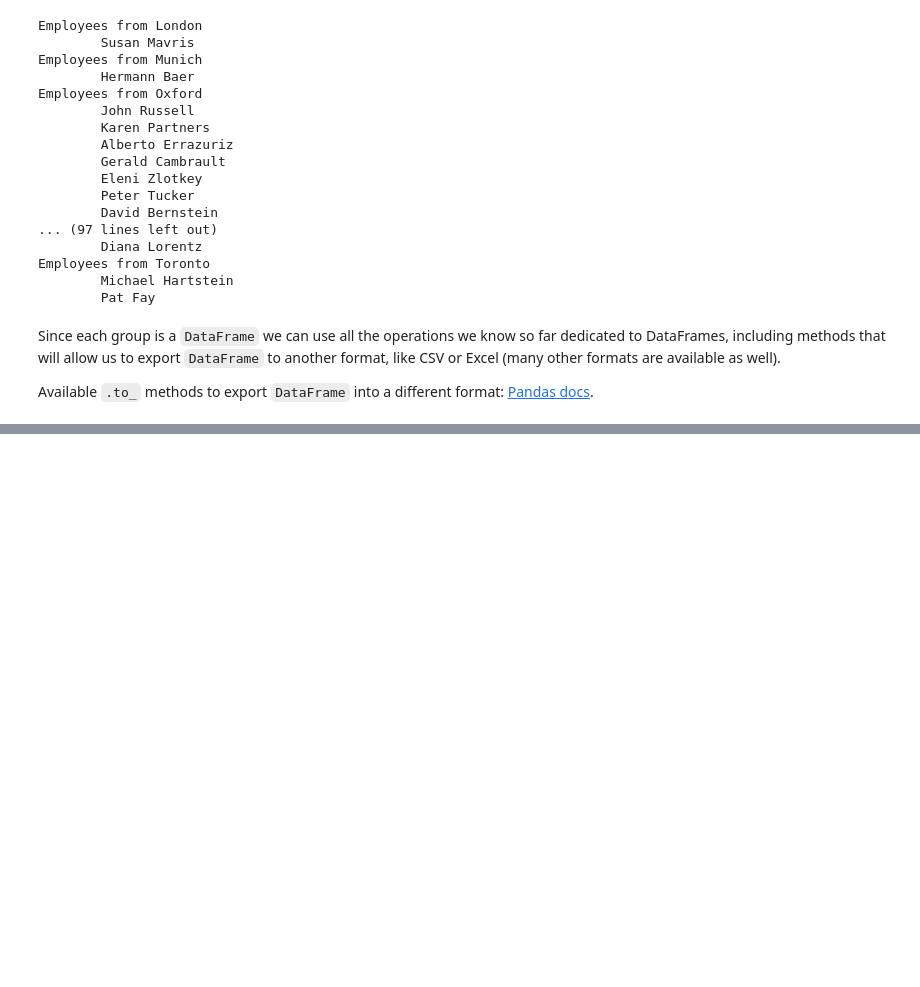
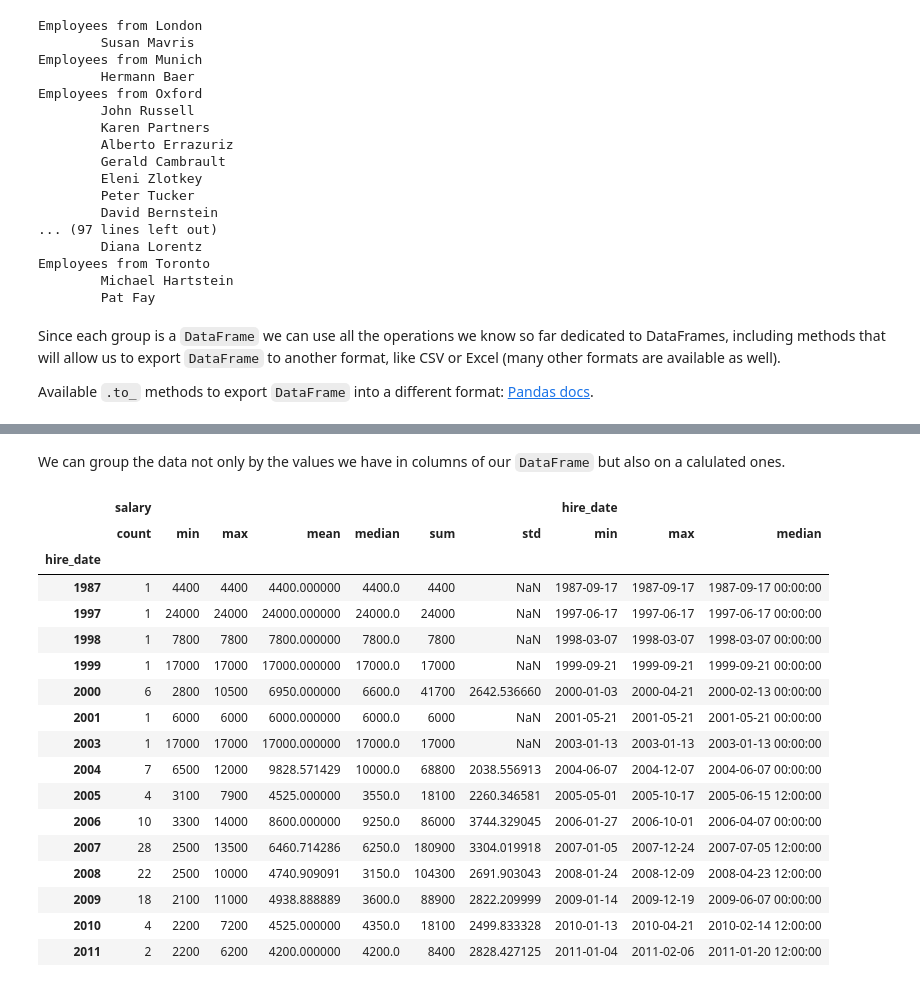
Before and after one commit to alx2202/DataAnalysis, a Jupyter notebook: Day15/groupping_and_aggregation.ipynb, the cells around one changed output, grey strips where cells are left out. Cells and saved outputs as stored; diff of their text form; code cells hidden in the pictures; blank space fills up the shorter version.

```diff
--- a/Day15/groupping_and_aggregation.ipynb
+++ b/Day15/groupping_and_aggregation.ipynb
@@ -194,0 +228,26 @@ for city, group in groups:
+# %% [markdown]
+We can group the data not only by the values we have in columns of our `DataFrame` but also on a calulated ones.
+# %%
+emps.groupby(emps.hire_date.dt.year).agg({
+    'salary': ['count', min, max, 'mean', 'median', 'sum', 'std'],
+    'hire_date': [min, max, 'median']
+})
+# %% [output]
+|  | salary |  |  |  |  |  |  | hire_date |  |  |
+|  | count | min | max | mean | median | sum | std | min | max | median |
+| hire_date |  |  |  |  |  |  |  |  |  |  |
+| 1987 | 1 | 4400 | 4400 | 4400.000000 | 4400.0 | 4400 | NaN | 1987-09-17 | 1987-09-17 | 1987-09-17 00:00:00 |
+| 1997 | 1 | 24000 | 24000 | 24000.000000 | 24000.0 | 24000 | NaN | 1997-06-17 | 1997-06-17 | 1997-06-17 00:00:00 |
+| 1998 | 1 | 7800 | 7800 | 7800.000000 | 7800.0 | 7800 | NaN | 1998-03-07 | 1998-03-07 | 1998-03-07 00:00:00 |
+| 1999 | 1 | 17000 | 17000 | 17000.000000 | 17000.0 | 17000 | NaN | 1999-09-21 | 1999-09-21 | 1999-09-21 00:00:00 |
+| 2000 | 6 | 2800 | 10500 | 6950.000000 | 6600.0 | 41700 | 2642.536660 | 2000-01-03 | 2000-04-21 | 2000-02-13 00:00:00 |
+| 2001 | 1 | 6000 | 6000 | 6000.000000 | 6000.0 | 6000 | NaN | 2001-05-21 | 2001-05-21 | 2001-05-21 00:00:00 |
+| 2003 | 1 | 17000 | 17000 | 17000.000000 | 17000.0 | 17000 | NaN | 2003-01-13 | 2003-01-13 | 2003-01-13 00:00:00 |
+| 2004 | 7 | 6500 | 12000 | 9828.571429 | 10000.0 | 68800 | 2038.556913 | 2004-06-07 | 2004-12-07 | 2004-06-07 00:00:00 |
+| 2005 | 4 | 3100 | 7900 | 4525.000000 | 3550.0 | 18100 | 2260.346581 | 2005-05-01 | 2005-10-17 | 2005-06-15 12:00:00 |
+| 2006 | 10 | 3300 | 14000 | 8600.000000 | 9250.0 | 86000 | 3744.329045 | 2006-01-27 | 2006-10-01 | 2006-04-07 00:00:00 |
+| 2007 | 28 | 2500 | 13500 | 6460.714286 | 6250.0 | 180900 | 3304.019918 | 2007-01-05 | 2007-12-24 | 2007-07-05 12:00:00 |
+| 2008 | 22 | 2500 | 10000 | 4740.909091 | 3150.0 | 104300 | 2691.903043 | 2008-01-24 | 2008-12-09 | 2008-04-23 12:00:00 |
+| 2009 | 18 | 2100 | 11000 | 4938.888889 | 3600.0 | 88900 | 2822.209999 | 2009-01-14 | 2009-12-19 | 2009-06-07 00:00:00 |
+| 2010 | 4 | 2200 | 7200 | 4525.000000 | 4350.0 | 18100 | 2499.833328 | 2010-01-13 | 2010-04-21 | 2010-02-14 12:00:00 |
+| 2011 | 2 | 2200 | 6200 | 4200.000000 | 4200.0 | 8400 | 2828.427125 | 2011-01-04 | 2011-02-06 | 2011-01-20 12:00:00 |
```
Also changed, not shown: parts of 16 cells of this notebook.
